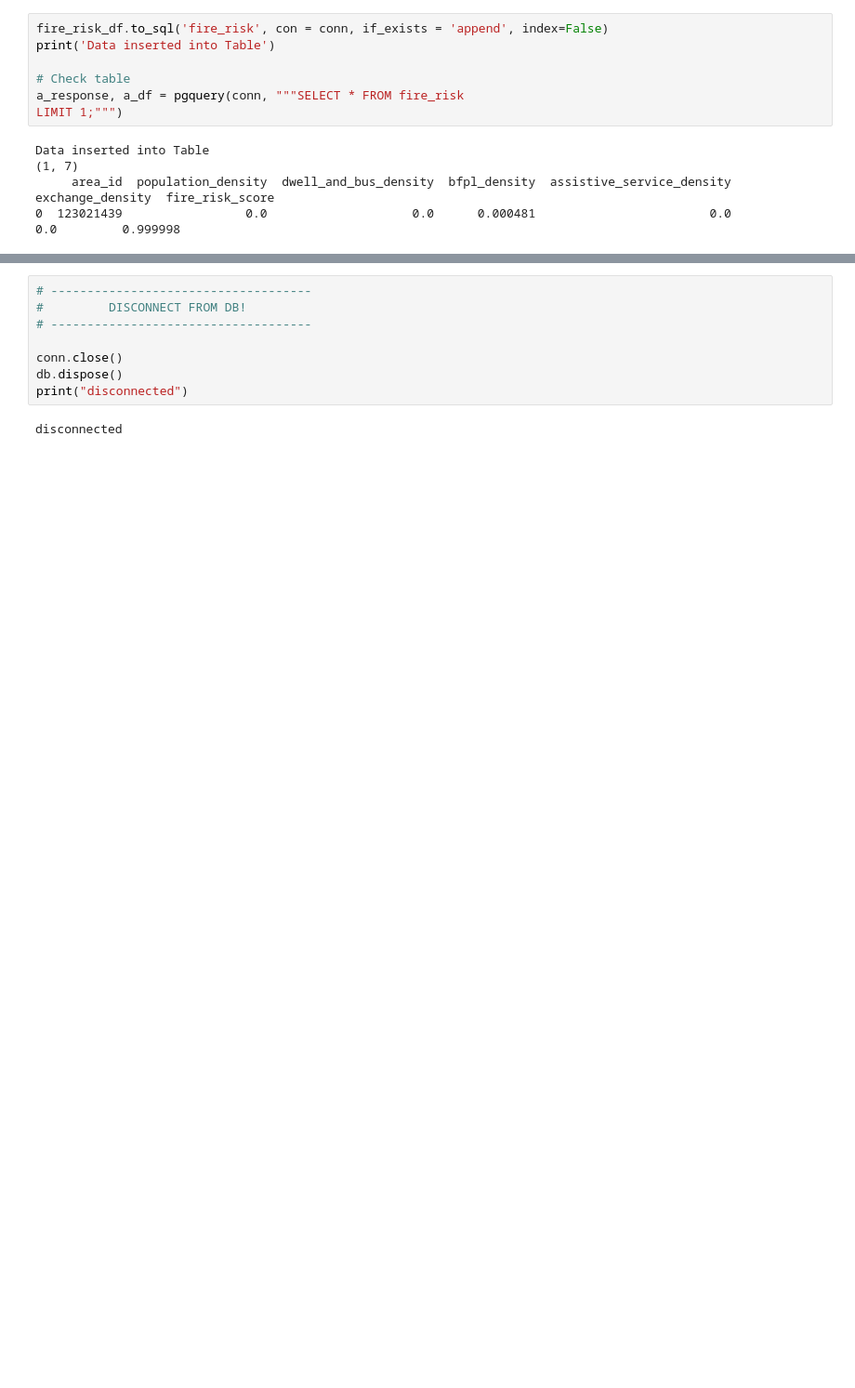
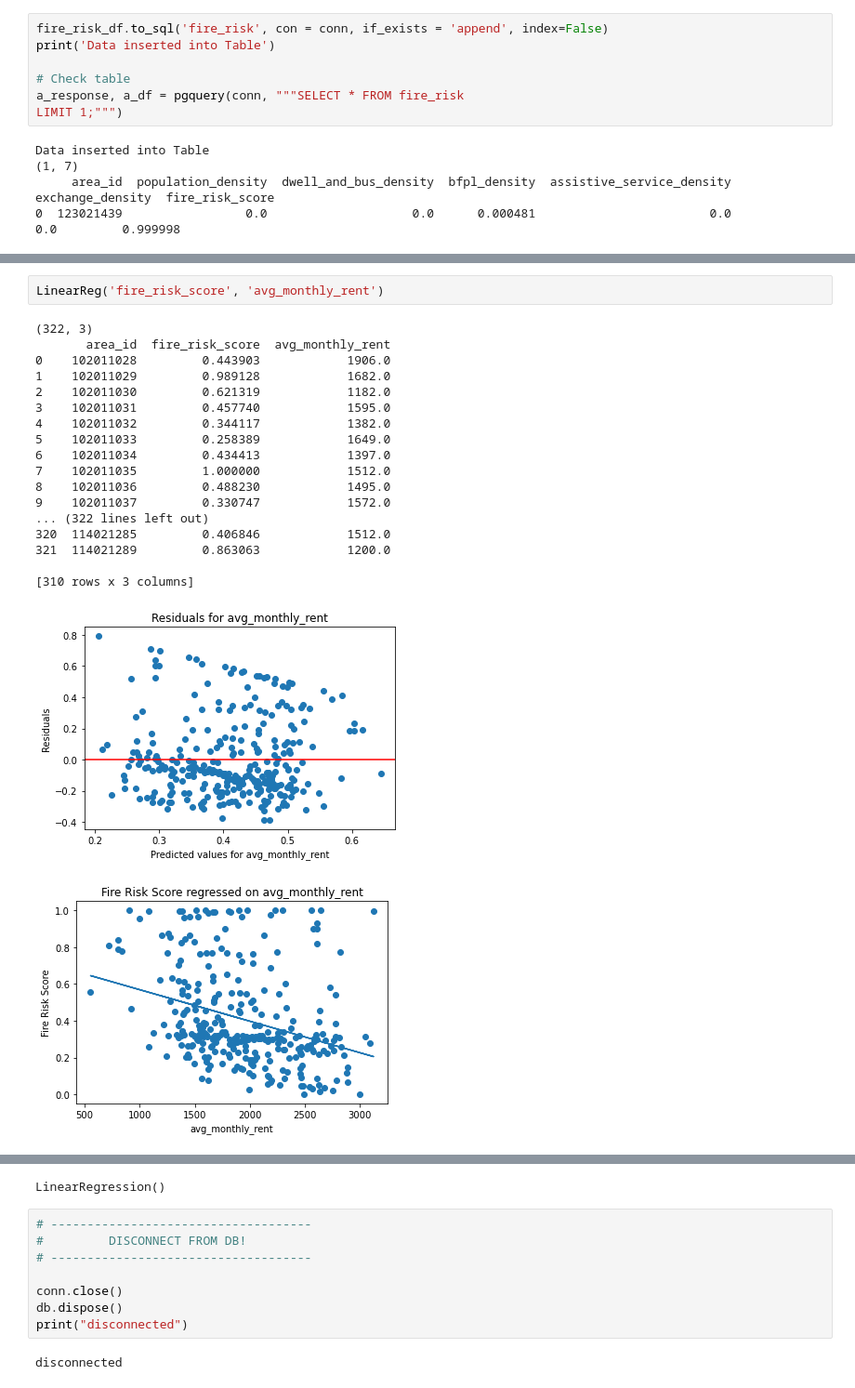
Before and after one commit to ew92/data2001_project, a Jupyter notebook: main.ipynb, the cells around one changed output, grey strips where cells are left out. Shown at 93% size. Drawn from its saved outputs; the diff is of its cells as text; blank space fills up the shorter version.

```diff
--- a/main.ipynb
+++ b/main.ipynb
@@ -1098,0 +1582,22 @@ reg_model, cor = LinearReg('fire_risk_score', 'median_income')
+# %%
+LinearReg('fire_risk_score', 'avg_monthly_rent')
+# %% [output]
+(322, 3)
+       area_id  fire_risk_score  avg_monthly_rent
+0    102011028         0.443903            1906.0
+1    102011029         0.989128            1682.0
+2    102011030         0.621319            1182.0
+3    102011031         0.457740            1595.0
+4    102011032         0.344117            1382.0
+5    102011033         0.258389            1649.0
+6    102011034         0.434413            1397.0
+7    102011035         1.000000            1512.0
+8    102011036         0.488230            1495.0
+9    102011037         0.330747            1572.0
+... (322 lines left out)
+320  114021285         0.406846            1512.0
+321  114021289         0.863063            1200.0
+
+[310 rows x 3 columns]
+[figure, added]
+[figure, added]
@@ -1099,3 +1622,4 @@ reg_model, cor = LinearReg('fire_risk_score', 'median_income')
+LinearRegression()
 # %%
 # ------------------------------------
 #         DISCONNECT FROM DB!
```
Also changed, not shown: parts of 67 cells of this notebook.
